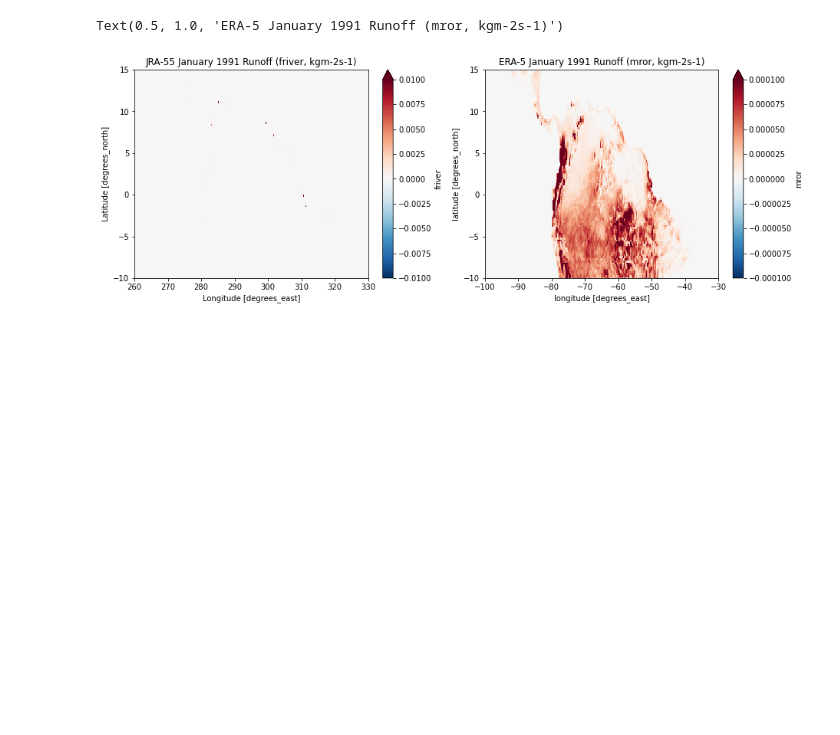
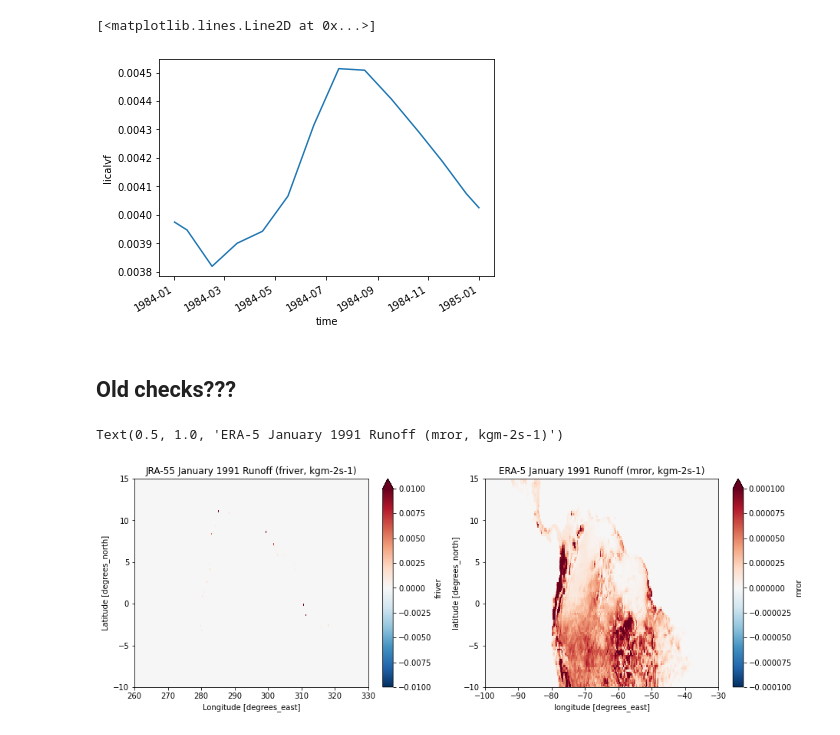
Before and after one commit to rmholmes/cosima-scripts, a Jupyter notebook: ERA-5/Runoff_Comparison.ipynb, the cells around one changed output. Saved outputs shown, nothing was run; the diff lists cells and outputs as text; code cells hidden in the pictures; blank space fills up the shorter version.

```diff
--- a/ERA-5/Runoff_Comparison.ipynb
+++ b/ERA-5/Runoff_Comparison.ipynb
@@ -52,3 +62,10 @@ Worker: 1
+# %%
+JRA15runoffIce.licalvf.max('lat').max('lon').plot()
+# %% [output]
+[<matplotlib.lines.Line2D at 0x...>]
+[figure, added]
+# %% [markdown]
+## Old checks???
 # %%
 JRArunoff = xr.open_dataset('/g/data/ik11/inputs/JRA-55/RYF/v1-4/RYF.friver.1990_1991.nc')
 ERArunoff = xr.open_dataset('/g/data/e14/rmh561/access-om2/input/ERA-5/RYF/RYF.mror.1990_1991.nc')
```
Also changed, not shown: parts of 4 cells of this notebook, 1 other file.
